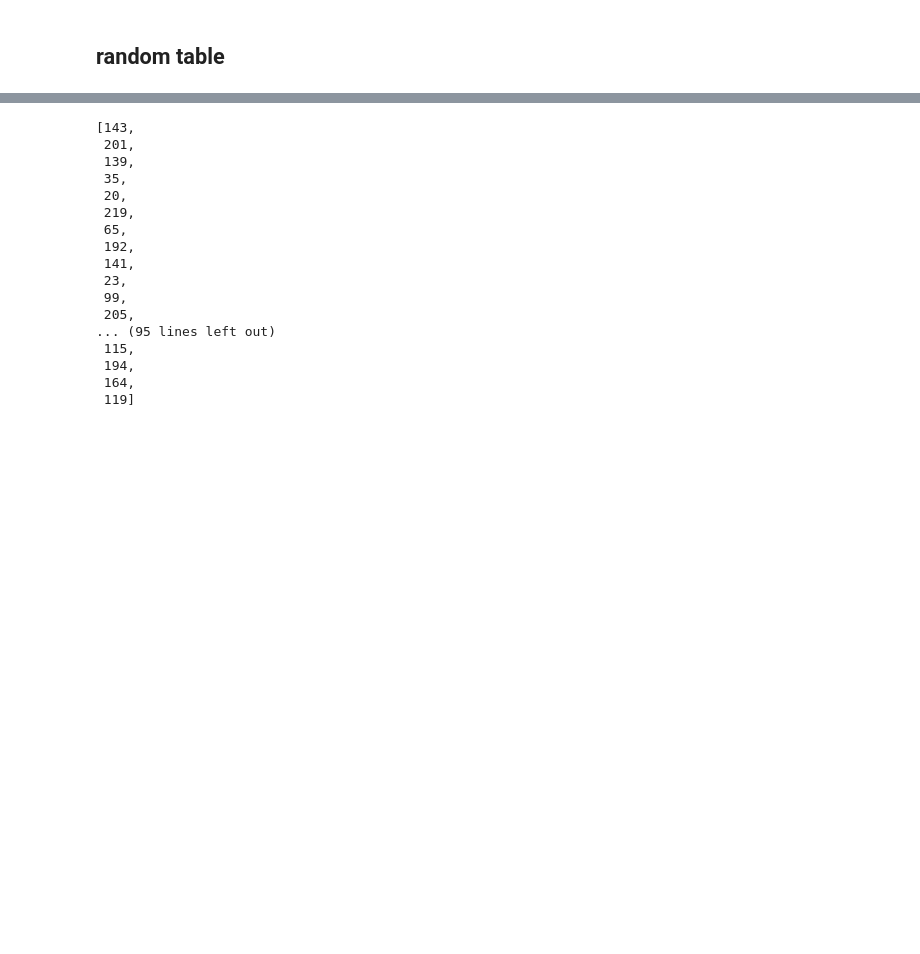
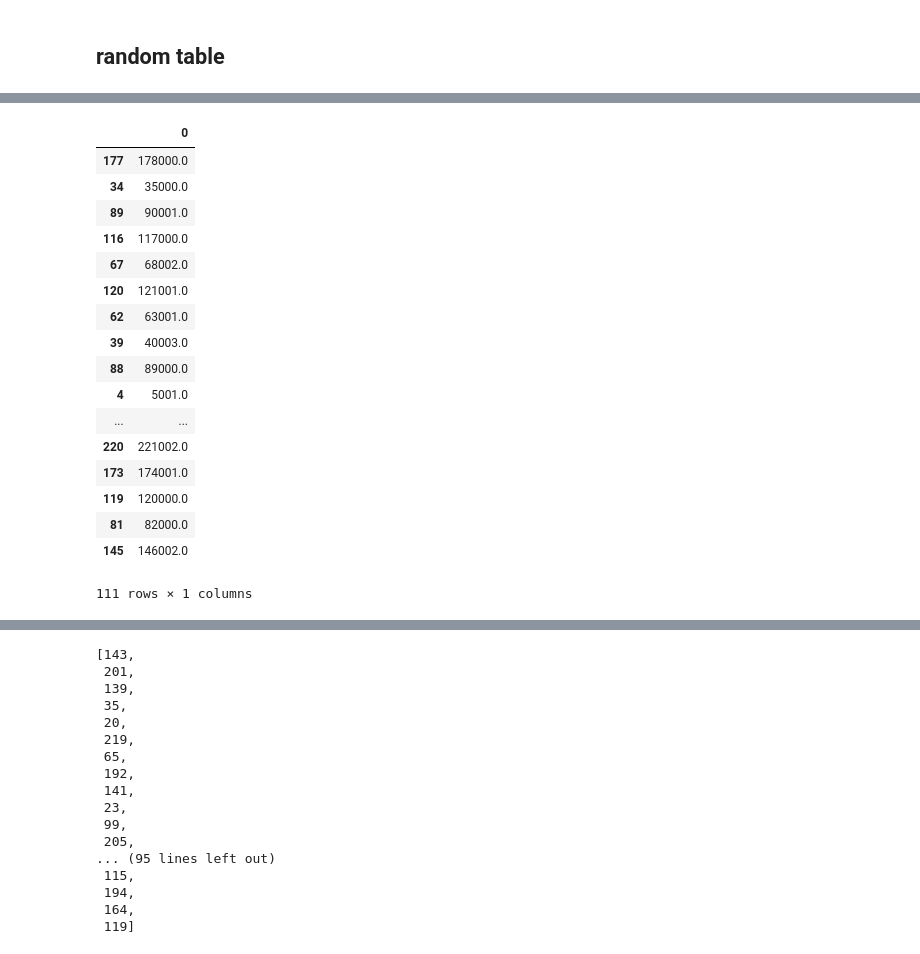
Before and after one commit to lawofearth/ThaiStylometry, a Jupyter notebook: TrainTest.ipynb, the cells around one changed output, grey strips where cells are left out. Saved outputs shown, nothing was run; the diff lists cells and outputs as text; code cells hidden in the pictures; blank space fills up the shorter version.

```diff
--- a/TrainTest.ipynb
+++ b/TrainTest.ipynb
@@ -253,0 +387,21 @@ def export_queryset(k, author_table):
+# %%
+openset_input
+# %% [output]
+|  | 0 |
+| 177 | 178000.0 |
+| 34 | 35000.0 |
+| 89 | 90001.0 |
+| 116 | 117000.0 |
+| 67 | 68002.0 |
+| 120 | 121001.0 |
+| 62 | 63001.0 |
+| 39 | 40003.0 |
+| 88 | 89000.0 |
+| 4 | 5001.0 |
+| ... | ... |
+| 220 | 221002.0 |
+| 173 | 174001.0 |
+| 119 | 120000.0 |
+| 81 | 82000.0 |
+| 145 | 146002.0 |
+111 rows × 1 columns
```
Also changed, not shown: parts of 12 cells of this notebook, 2 other files.
